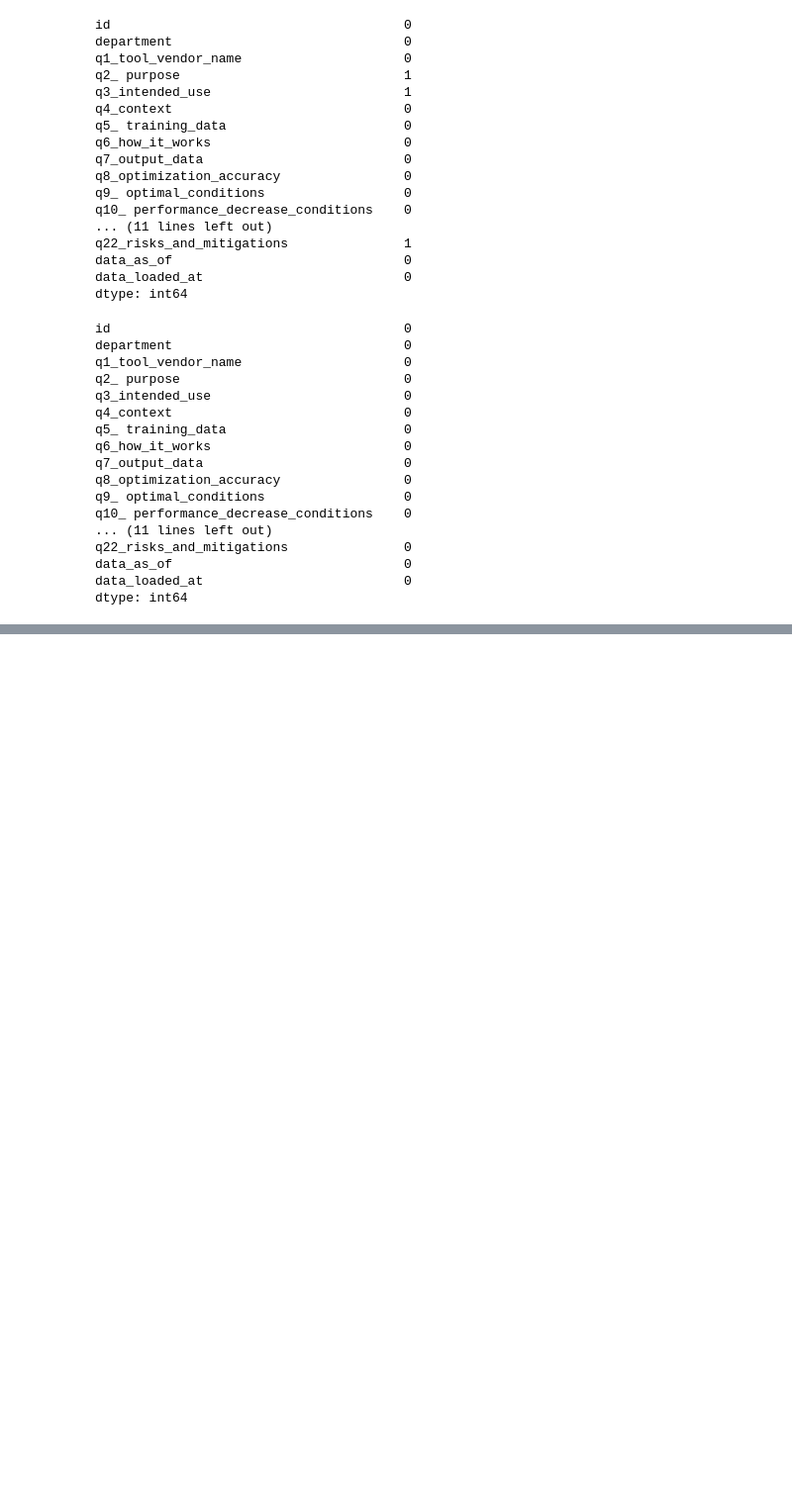
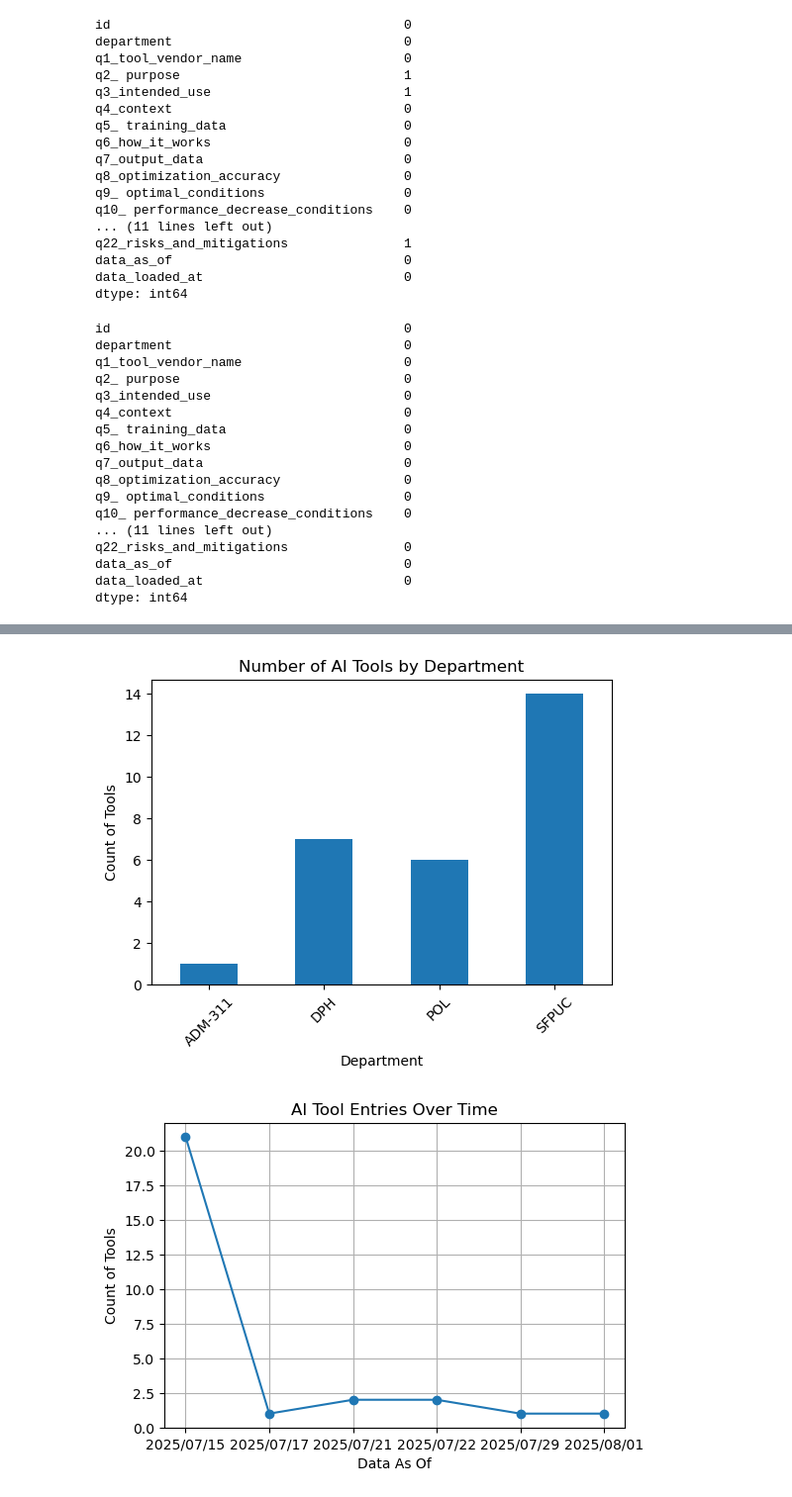
Before and after one commit to RileyTivnan12/IA-340-2, a Jupyter notebook: lab2.ipynb, the cells around one changed output, grey strips where cells are left out. Shown at 99% size. Cells and saved outputs as stored; diff of their text form; code cells hidden in the pictures; blank space fills up the shorter version.

```diff
--- a/lab2.ipynb
+++ b/lab2.ipynb
@@ -167,3 +113,0 @@ df.describe() #statistical summary of the data
-# %%
-df = df[(df['department']>=0) & (df['id']>=0) & (df['q1_tool_vendor_name']>=0)] #filter data
-df.describe()
@@ -180,6 +113,0 @@ Name: count, dtype: int64
-# %%
-df = df[['country','cases','deaths','pop','cum','date']] # keep specific columns
-df.head()
-# %%
-df.set_index('id',inplace=True) #define the index
-df.head()
@@ -200,0 +114,2 @@ df.to_csv('clean_data.csv') #store the cleaned data to local computer
+# %%
+df_clean = df.fillna("Unknown")
@@ -200,0 +163,27 @@ df.to_csv('clean_data.csv') #store the cleaned data to local computer
+# %%
+import matplotlib.pyplot as plt
+
+dept_counts = df_clean.groupby("department")["id"].count()
+
+time_counts = df_clean.groupby("data_as_of")["id"].count()
+
+# 1: Bar chart of tools by department
+plt.figure(figsize=(6,4))
+dept_counts.plot(kind="bar")
+plt.title("Number of AI Tools by Department")
+plt.xlabel("Department")
+plt.ylabel("Count of Tools")
+plt.xticks(rotation=45)
+plt.show()
+
+# 2: Line chart of tool counts by 'data_as_of'
+plt.figure(figsize=(6,4))
+time_counts.plot(kind="line", marker="o")
+plt.title("AI Tool Entries Over Time")
+plt.xlabel("Data As Of")
+plt.ylabel("Count of Tools")
+plt.grid(True)
+plt.show()
+# %% [output]
+[figure, added]
+[figure, added]
```
Also changed, not shown: parts of 26 cells of this notebook.
